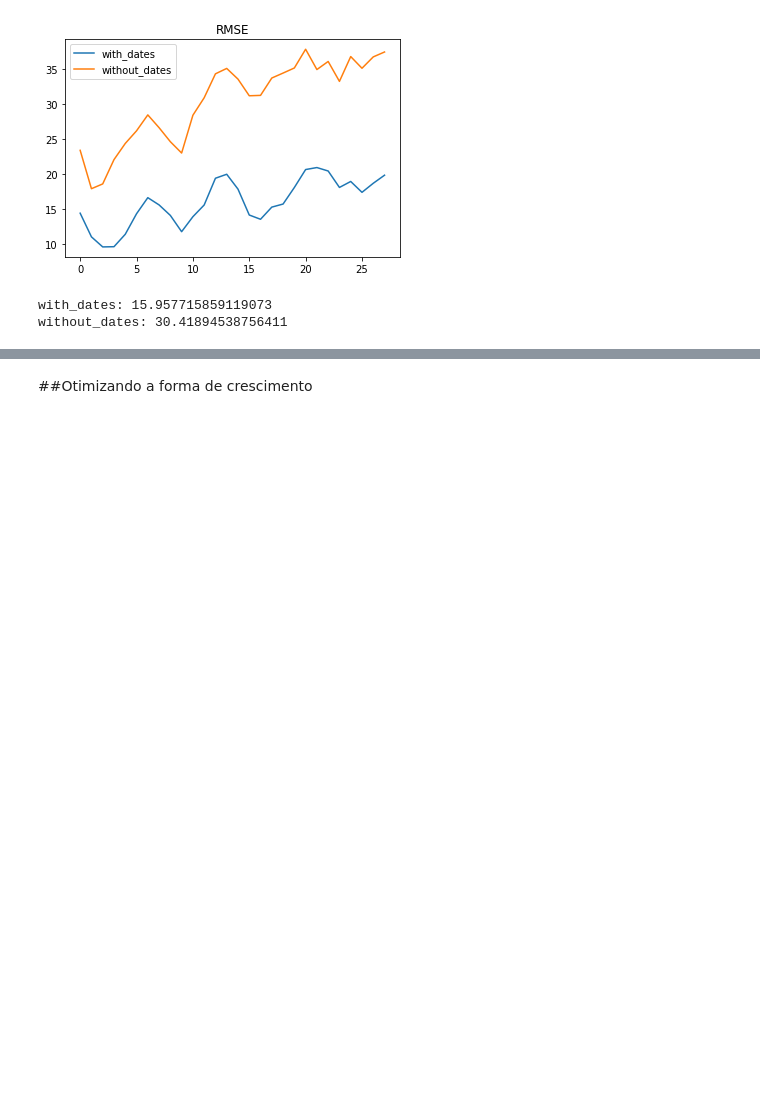
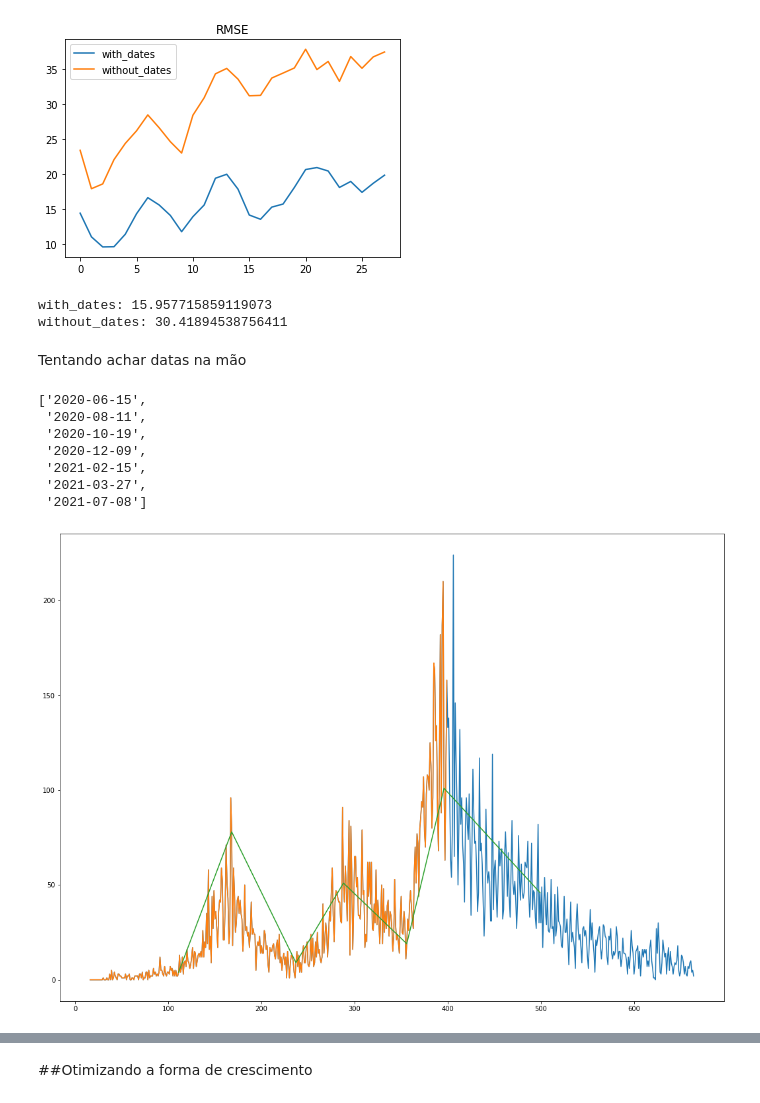
Before and after one commit to rodrigodemend/Previsao_Covid, a Jupyter notebook: Notebooks/Importação_e_Limpeza_dos_dados_de_Covid_19.ipynb, the cells around one changed output, grey strips where cells are left out. Drawn from its saved outputs; the diff is of its cells as text; code cells hidden in the pictures; blank space fills up the shorter version.

```diff
--- a/Notebooks/Importação_e_Limpeza_dos_dados_de_Covid_19.ipynb
+++ b/Notebooks/Importação_e_Limpeza_dos_dados_de_Covid_19.ipynb
@@ -358,22 +359,28 @@ Média RMSE: 28.938175969140595
 # %% [markdown]
 ## Otimizando Tendência
 # %%
-import warnings
-warnings.filterwarnings('ignore')
+enable = False
+if enable:
+  import warnings
+  warnings.filterwarnings('ignore')
 
-from sklearn.model_selection import ParameterGrid
-params_grid = {'n_changepoints':[i for i in range(5, 55, 5)],
-               'changepoint_prior_scale':[i/1000 for i in range(1, 500, 20)]}
-grid = ParameterGrid(params_grid)
+  from sklearn.model_selection import ParameterGrid
+  params_grid = {'n_changepoints':[i for i in range(5, 55, 5)],
+                'changepoint_prior_scale':[i/1000 for i in range(1, 500, 20)]}
+  grid = ParameterGrid(params_grid)
 
-MAE = pd.DataFrame()
-RMSE = pd.DataFrame()
+  MAE = pd.DataFrame()
+  RMSE = pd.DataFrame()
 
-for i in range(len(grid)):
-  print('======================= '+str(i)+' ====================================')
-  V1_modelo = Prophet(**grid[i])
-  V1_modelo.fit(df)
-  V1_df_cv = cross_validation(V1_modelo, initial='400 days', period='30 days', horizon='30 days')
-  V1_df_p = performance_metrics(V1_df_cv)
-  MAE[str(i)] = V1_df_p['mae']
-  RMSE[str(i)] = V1_df_p['rmse']
+  for i in range(len(grid)):
+    print('======================= '+str(i)+' ====================================')
+    V1_modelo = Prophet(**grid[i])
+    V1_modelo.fit(df)
+    V1_df_cv = cross_validation(V1_modelo, initial='400 days', period='30 days', horizon='30 days')
+    V1_df_p = performance_metrics(V1_df_cv)
+    MAE[str(i)] = V1_df_p['mae']
+    RMSE[str(i)] = V1_df_p['rmse']
+
+else:
+  MAE = pd.read_csv('/content/MAE.txt', encoding='utf-8')
+  RMSE = pd.read_csv('/content/RMSE.txt', encoding='utf-8')
@@ -580,3 +571,21 @@ print('without_dates:', V2_V3_df_RMSE['without_dates'].mean())
 # %% [output]
 with_dates: 15.957715859119073
 without_dates: 30.41894538756411
+# %% [markdown]
+Tentando achar datas na mão
+# %%
+df_diff['y'].plot(figsize=(18,13))
+df_diff['y'][:400].plot(figsize=(18,13))
+dates2 = [111, 168, 237, 288, 356, 396, 499]
+df_diff['y'].iloc[dates2].plot(figsize=(18,13))
+dates2 = [df_diff['ds'][i] for i in dates2]
+dates2
+# %% [output]
+['2020-06-15',
+ '2020-08-11',
+ '2020-10-19',
+ '2020-12-09',
+ '2021-02-15',
+ '2021-03-27',
+ '2021-07-08']
+[figure, added]
```
Also changed, not shown: parts of 22 cells of this notebook.
